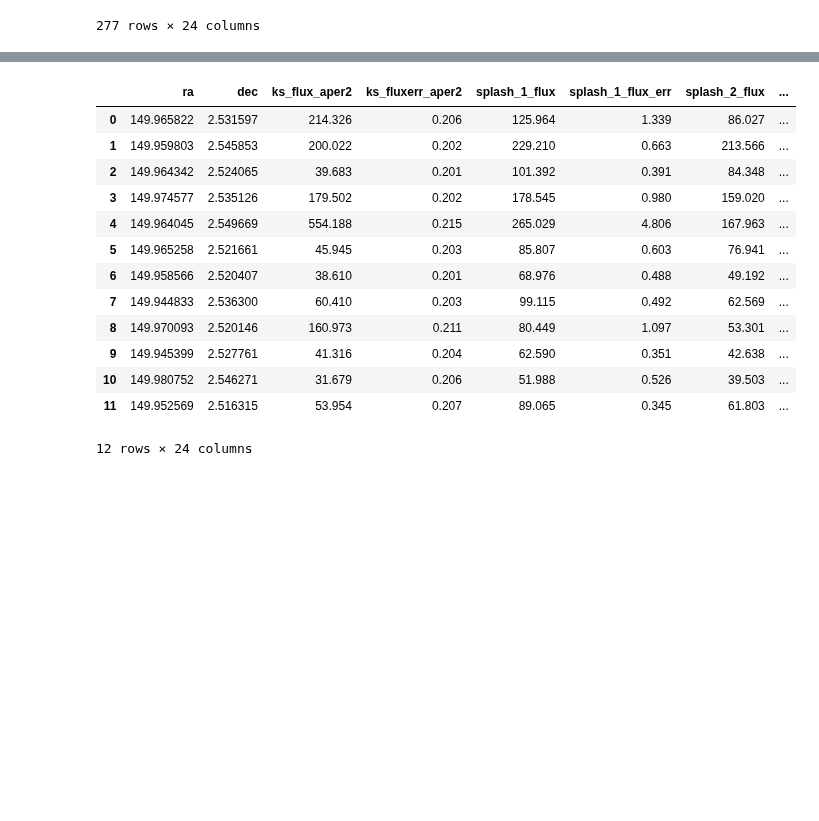
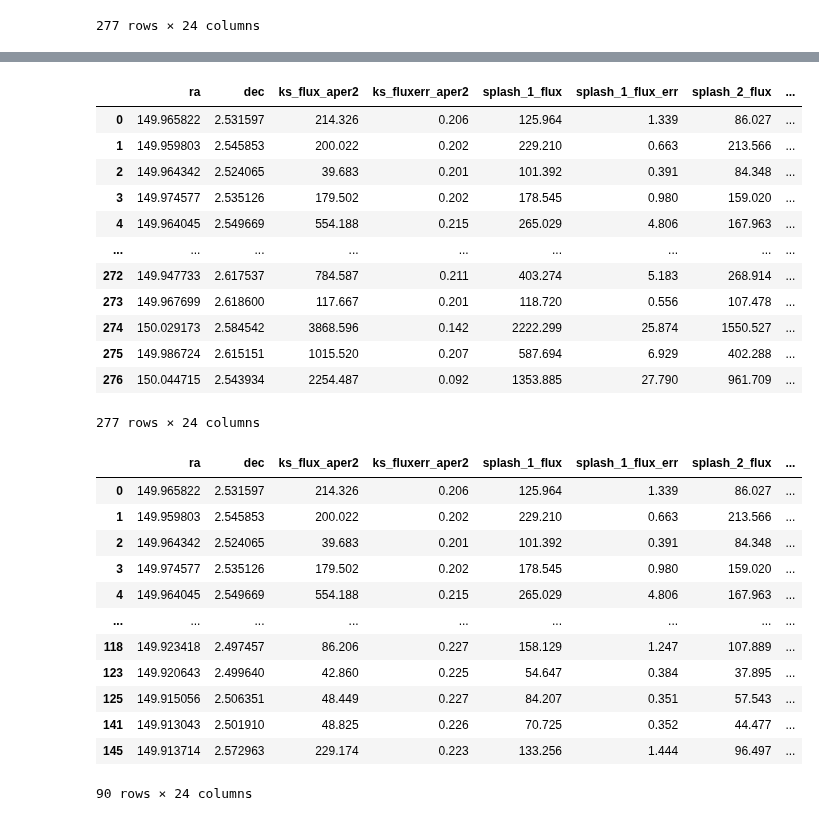
Before and after one commit to nasa-fornax/fornax-demo-notebooks, a Jupyter notebook: IRAC_tractor_script.ipynb, the cells around one changed output, grey strips where cells are left out. Drawn from its saved outputs; the diff is of its cells as text; code cells hidden in the pictures; blank space fills up the shorter version.

```diff
--- a/IRAC_tractor_script.ipynb
+++ b/IRAC_tractor_script.ipynb
@@ -410,6 +417,6 @@ IndexError: index 3 is out of bounds for axis 0 with size 3
 # %%
 #just checking that df is getting filled in properly
-df.head(12)
+df
 # %% [output]
 |  | ra | dec | ks_flux_aper2 | ks_fluxerr_aper2 | splash_1_flux | splash_1_flux_err | splash_2_flux | ... |
 | 0 | 149.965822 | 2.531597 | 214.326 | 0.206 | 125.964 | 1.339 | 86.027 | ... |
@@ -417,14 +424,31 @@ df.head(12)
 | 2 | 149.964342 | 2.524065 | 39.683 | 0.201 | 101.392 | 0.391 | 84.348 | ... |
 | 3 | 149.974577 | 2.535126 | 179.502 | 0.202 | 178.545 | 0.980 | 159.020 | ... |
 | 4 | 149.964045 | 2.549669 | 554.188 | 0.215 | 265.029 | 4.806 | 167.963 | ... |
-| 5 | 149.965258 | 2.521661 | 45.945 | 0.203 | 85.807 | 0.603 | 76.941 | ... |
-| 6 | 149.958566 | 2.520407 | 38.610 | 0.201 | 68.976 | 0.488 | 49.192 | ... |
-| 7 | 149.944833 | 2.536300 | 60.410 | 0.203 | 99.115 | 0.492 | 62.569 | ... |
-| 8 | 149.970093 | 2.520146 | 160.973 | 0.211 | 80.449 | 1.097 | 53.301 | ... |
-| 9 | 149.945399 | 2.527761 | 41.316 | 0.204 | 62.590 | 0.351 | 42.638 | ... |
-| 10 | 149.980752 | 2.546271 | 31.679 | 0.206 | 51.988 | 0.526 | 39.503 | ... |
-| 11 | 149.952569 | 2.516315 | 53.954 | 0.207 | 89.065 | 0.345 | 61.803 | ... |
+| ... | ... | ... | ... | ... | ... | ... | ... | ... |
+| 272 | 149.947733 | 2.617537 | 784.587 | 0.211 | 403.274 | 5.183 | 268.914 | ... |
+| 273 | 149.967699 | 2.618600 | 117.667 | 0.201 | 118.720 | 0.556 | 107.478 | ... |
+| 274 | 150.029173 | 2.584542 | 3868.596 | 0.142 | 2222.299 | 25.874 | 1550.527 | ... |
+| 275 | 149.986724 | 2.615151 | 1015.520 | 0.207 | 587.694 | 6.929 | 402.288 | ... |
+| 276 | 150.044715 | 2.543934 | 2254.487 | 0.092 | 1353.885 | 27.790 | 961.709 | ... |
-12 rows × 24 columns
+277 rows × 24 columns
+# %%
+#how many rows did get filled in?  = 90
+df_fill = df[df.ch1flux > 0]
+df_fill
+# %% [output]
+|  | ra | dec | ks_flux_aper2 | ks_fluxerr_aper2 | splash_1_flux | splash_1_flux_err | splash_2_flux | ... |
+| 0 | 149.965822 | 2.531597 | 214.326 | 0.206 | 125.964 | 1.339 | 86.027 | ... |
+| 1 | 149.959803 | 2.545853 | 200.022 | 0.202 | 229.210 | 0.663 | 213.566 | ... |
+| 2 | 149.964342 | 2.524065 | 39.683 | 0.201 | 101.392 | 0.391 | 84.348 | ... |
+| 3 | 149.974577 | 2.535126 | 179.502 | 0.202 | 178.545 | 0.980 | 159.020 | ... |
+| 4 | 149.964045 | 2.549669 | 554.188 | 0.215 | 265.029 | 4.806 | 167.963 | ... |
+| ... | ... | ... | ... | ... | ... | ... | ... | ... |
+| 118 | 149.923418 | 2.497457 | 86.206 | 0.227 | 158.129 | 1.247 | 107.889 | ... |
+| 123 | 149.920643 | 2.499640 | 42.860 | 0.225 | 54.647 | 0.384 | 37.895 | ... |
+| 125 | 149.915056 | 2.506351 | 48.449 | 0.227 | 84.207 | 0.351 | 57.543 | ... |
+| 141 | 149.913043 | 2.501910 | 48.825 | 0.226 | 70.725 | 0.352 | 44.477 | ... |
+| 145 | 149.913714 | 2.572963 | 229.174 | 0.223 | 133.256 | 1.444 | 96.497 | ... |
+90 rows × 24 columns
 # %%
 %%time
 #plot tractor fluxes vs. catalog splash fluxes
```
Also changed, not shown: parts of 3 cells of this notebook.
